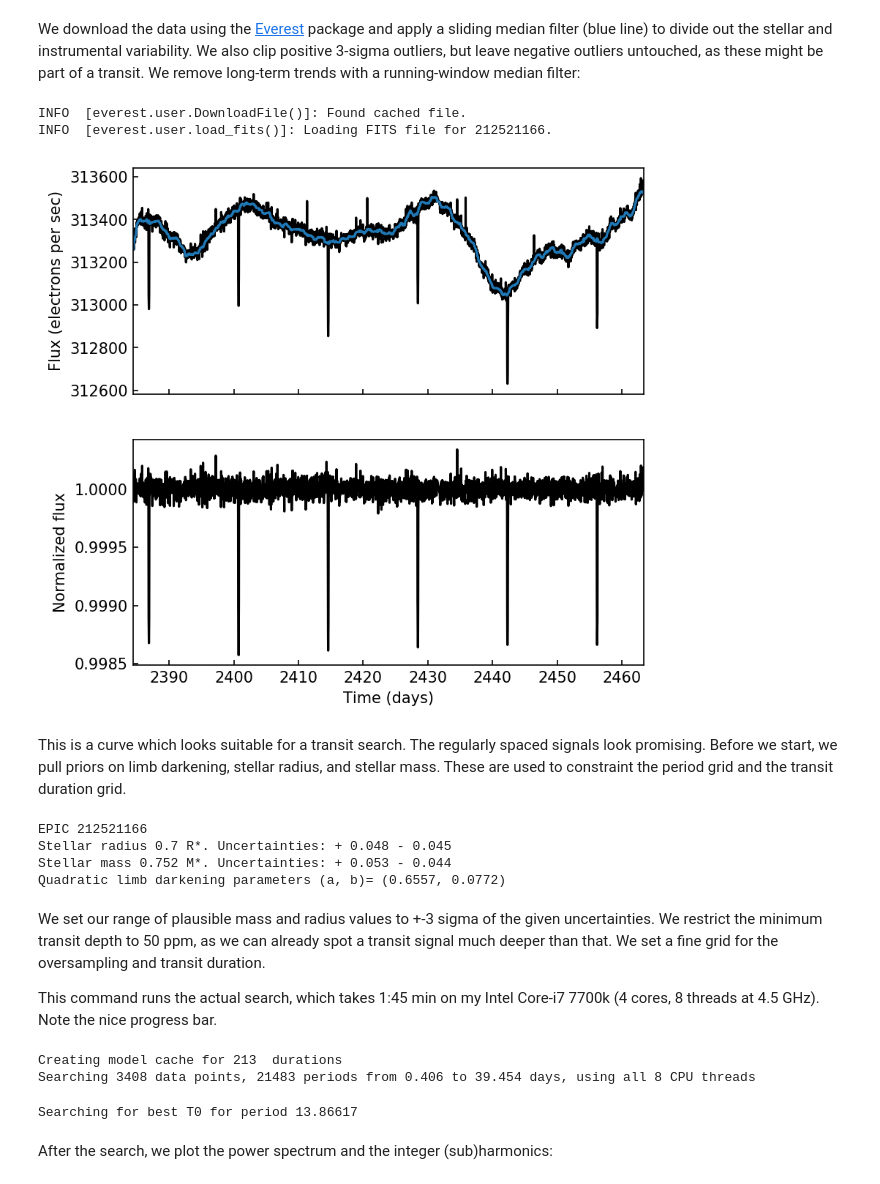
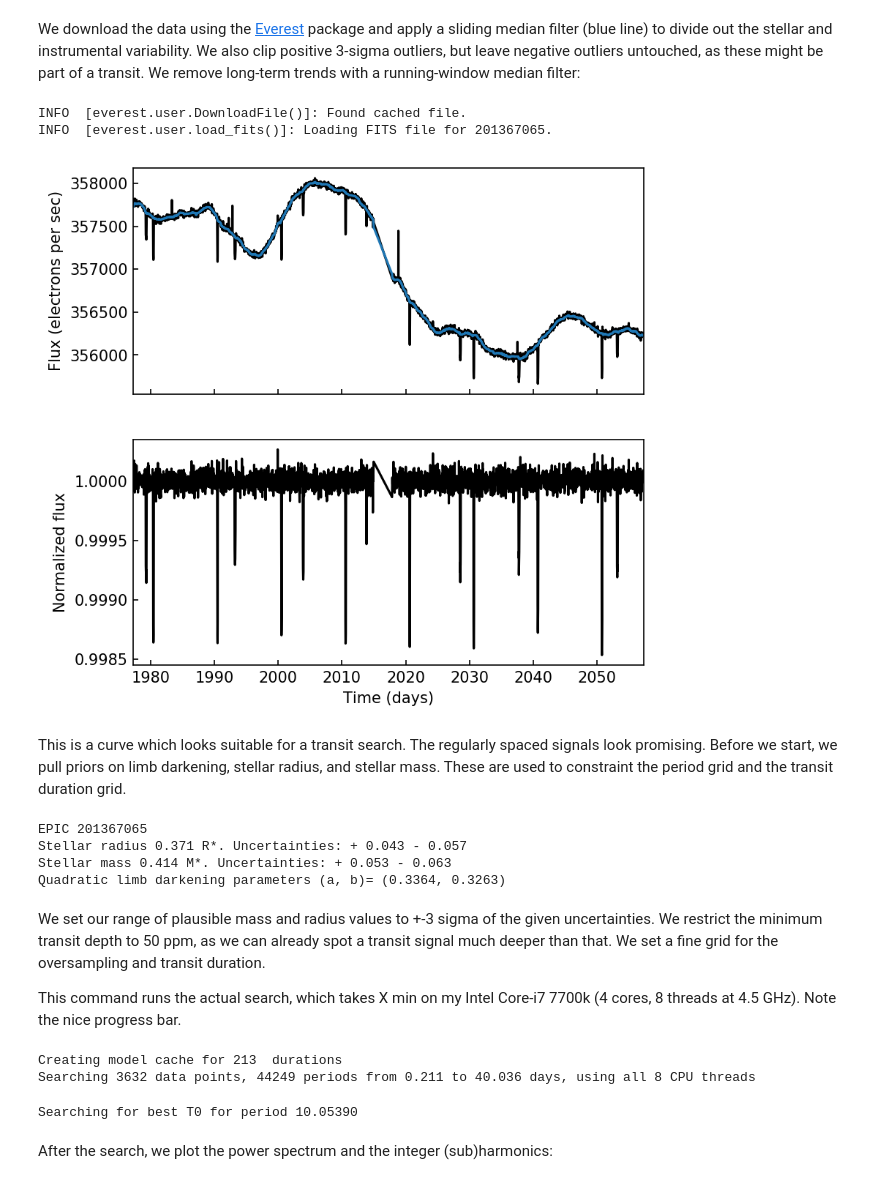
Before and after one commit to hippke/tls, a Jupyter notebook: tutorials/01 Starter's guide - K2-3b, a red dwarf with a planet.ipynb, the cells around one changed output. Cells and saved outputs as stored; diff of their text form; code cells hidden in the pictures.

```diff
--- a/tutorials/01 Starter's guide - K2-3b, a red dwarf with a planet.ipynb
+++ b/tutorials/01 Starter's guide - K2-3b, a red dwarf with a planet.ipynb
@@ -19,31 +18,32 @@ logger.setLevel(logging.CRITICAL)
 
 We download the data using the [Everest](https://github.com/rodluger/everest) package and apply a sliding median filter (blue line) to divide out the stellar and instrumental variability. We also clip positive 3-sigma outliers, but leave negative outliers untouched, as these might be part of a transit. We remove long-term trends with a running-window median filter:
 # %%
-EPIC_id = 212521166
-star = everest.Everest(EPIC_id)  # 201367065 201635569
+from matplotlib import rcParams; rcParams["figure.dpi"] = 150
+EPIC_id = 201367065
+star = everest.Everest(EPIC_id)
 t = numpy.delete(star.time, star.badmask)
 y = numpy.delete(star.fcor, star.badmask)
 t = numpy.array(t[~numpy.isnan(y)], dtype='float32')
 y = numpy.array(y[~numpy.isnan(y)], dtype='float32')
 
 trend = scipy.signal.medfilt(y, 25)
 y_filt = y /trend
-y_filt = sigma_clip(y_filt, sigma_upper=3, sigma_lower=float('inf'))
+y_filt = sigma_clip(y_filt, sigma_upper=2, sigma_lower=float('inf'))
 
 fig, axes = plt.subplots(2, 1, sharex=True, figsize=(6, 6))
 ax = axes[0]
 ax.plot(t, y, "k")
 ax.plot(t, trend)
 ax.set_ylabel("Flux (electrons per sec)")
 ax = axes[1]
 ax.plot(t, y_filt, "k")
 ax.set_xlim(t.min(), t.max())
 ax.set_xlabel("Time (days)")
 ax.set_ylabel("Normalized flux");
 # %% [output]
 INFO  [everest.user.DownloadFile()]: Found cached file.
-INFO  [everest.user.load_fits()]: Loading FITS file for 212521166.
+INFO  [everest.user.load_fits()]: Loading FITS file for 201367065.
-[figure, old version]
+[figure, new version]
 # %% [markdown]
 This is a curve which looks suitable for a transit search. The regularly spaced signals look promising. Before we start, we pull priors on limb darkening, stellar radius, and stellar mass. These are used to constraint the period grid and the transit duration grid.
 # %%
@@ -54,14 +54,14 @@ print('Stellar radius', radius, 'R*. Uncertainties: +', radius_max, '-', radius_
 print('Stellar mass', mass, 'M*. Uncertainties: +', mass_max, '-', mass_min)
 print('Quadratic limb darkening parameters (a, b)=', ab)
 # %% [output]
-EPIC 212521166
-Stellar radius 0.7 R*. Uncertainties: + 0.048 - 0.045
-Stellar mass 0.752 M*. Uncertainties: + 0.053 - 0.044
-Quadratic limb darkening parameters (a, b)= (0.6557, 0.0772)
+EPIC 201367065
+Stellar radius 0.371 R*. Uncertainties: + 0.043 - 0.057
+Stellar mass 0.414 M*. Uncertainties: + 0.053 - 0.063
+Quadratic limb darkening parameters (a, b)= (0.3364, 0.3263)
 # %% [markdown]
 We set our range of plausible mass and radius values to +-3 sigma of the given uncertainties. We restrict the minimum transit depth to 50 ppm, as we can already spot a transit signal much deeper than that. We set a fine grid for the oversampling and transit duration.
 
-This command runs the actual search, which takes 1:45 min on my Intel Core-i7 7700k (4 cores, 8 threads at 4.5 GHz). Note the nice progress bar.
+This command runs the actual search, which takes X min on my Intel Core-i7 7700k (4 cores, 8 threads at 4.5 GHz). Note the nice progress bar.
 # %%
 model = TransitLeastSquares(t, y_filt)
 results = model.power(
@@ -77,8 +77,8 @@ results = model.power(
     u=ab)
 # %% [output]
 Creating model cache for 213  durations
-Searching 3408 data points, 21483 periods from 0.406 to 39.454 days, using all 8 CPU threads
+Searching 3632 data points, 44249 periods from 0.211 to 40.036 days, using all 8 CPU threads
-Searching for best T0 for period 13.86617
+Searching for best T0 for period 10.05390
 # %% [markdown]
 After the search, we plot the power spectrum and the integer (sub)harmonics:
 # %%
```
Also changed, not shown: parts of 6 cells of this notebook, 4 other files.
